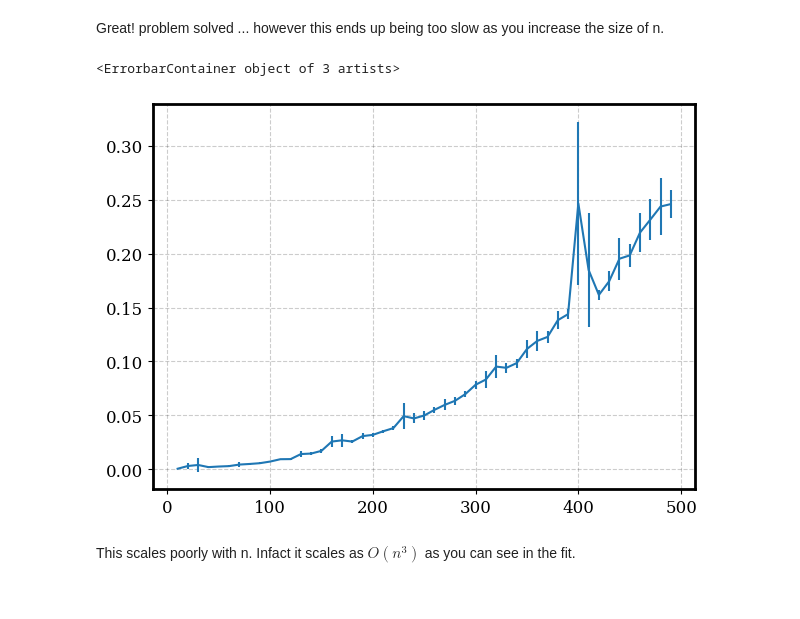
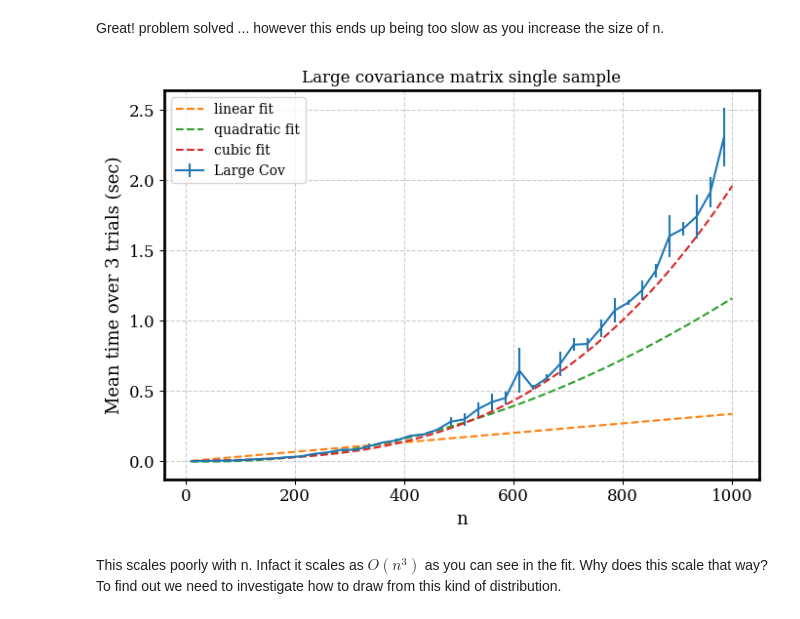
Before and after one commit to DanielWarshofsky/UMN_LIGO_Group_Python_tips_and_tricks, a Jupyter notebook: MultiProcessing/manual_math.ipynb, the cells around one changed output. Saved outputs shown, nothing was run; the diff lists cells and outputs as text; code cells hidden in the pictures.

```diff
--- a/MultiProcessing/manual_math.ipynb
+++ b/MultiProcessing/manual_math.ipynb
@@ -84,7 +84,7 @@ array([ 3.25839985, -1.39864599,  0.02120036, -0.10477266, -0.22223753,
 # %% [markdown]
 Great! problem solved ... however this ends up being too slow as you increase the size of n.
 # %%
-N=np.arange(10,1000,50)
+N=np.arange(10,1000,25)
 large_cov_times=[]
 for n in N:
     setup=f'a,b,c=rng.uniform(.1,10,{n}),rng.uniform(.1,10,{n}),rng.uniform(.1,10,{n})'
@@ -96,20 +96,25 @@ from scipy.optimize import curve_fit
 def lin(x,a):
     return x*a
 def quad(x,a,b):
-    return a*c+b*x**2
+    return a*x+b*x**2
 def cube(x,a,b,c):
     return a*x+b*x**2+c*x**3
-cubic_fit_large_cov=curve_fit(cube,n,large_cov_times[:,0],sigma=large_cov_times[:,1])[0]
-linear_fit_large_cov=curve_fit(lin,n,large_cov_times[:,0],sigma=large_cov_times[:,1])[0]
-quadratic_fit_large_cov=curve_fit(quad,n,large_cov_times[:,0],sigma=large_cov_times[:,1])[0]
-fix,ax=plt.subplots()
-ax.errorbar(x=N,y=large_cov_times[:,0],yerr=large_cov_times[:,1],label='Large Cov')
-x=np.linspace(10,5000,1000)
-ax.plot(x,x*linear_fit_large_cov[0],linestyle='--',label='linear fit')
-ax.plot(x,x*quadratic_fit_large_cov[0]+x**2*quadratic_fit_large_cov[1],linestyle='--',label='quadratic fit')
-ax.plot(x,x*cubic_fit_large_cov[0]+x**2*cubic_fit_large_cov[1]+x**3*cubic_fit_large_cov[2],linestyle='--',label='cubic fit')
+cubic_fit_large_cov=curve_fit(cube,N,large_cov_times[:,0],sigma=large_cov_times[:,1])[0]
+linear_fit_large_cov=curve_fit(lin,N,large_cov_times[:,0],sigma=large_cov_times[:,1])[0]
+quadratic_fit_large_cov=curve_fit(quad,N,large_cov_times[:,0],sigma=large_cov_times[:,1])[0]
-# %% [output]
-<ErrorbarContainer object of 3 artists>
-[figure, removed]
+# %%
+fix,ax=plt.subplots()
+ax.errorbar(x=N,y=large_cov_times[:,0],yerr=large_cov_times[:,1],label='Large Cov')
+x=np.linspace(10,1000,1000)
+ax.plot(x,x*linear_fit_large_cov[0],linestyle='--',label='linear fit')
+ax.plot(x,x*quadratic_fit_large_cov[0]+x**2*quadratic_fit_large_cov[1],linestyle='--',label='quadratic fit')
+ax.plot(x,x*cubic_fit_large_cov[0]+x**2*cubic_fit_large_cov[1]+x**3*cubic_fit_large_cov[2],linestyle='--',label='cubic fit')
+ax.set_xlabel('n')
+ax.set_ylabel('Mean time over 3 trials (sec)')
+ax.set_title('Large covariance matrix single sample')
+ax.legend()
+plt.tight_layout()
+# %% [output]
+[figure, added]
 # %% [markdown]
-This scales poorly with n. Infact it scales as $O(n^3)$ as you can see in the fit.
+This scales poorly with n. Infact it scales as $O(n^3)$ as you can see in the fit. Why does this scale that way? To find out we need to investigate how to draw from this kind of distribution.
```
Also changed, not shown: parts of 13 cells of this notebook, 1 other file.
